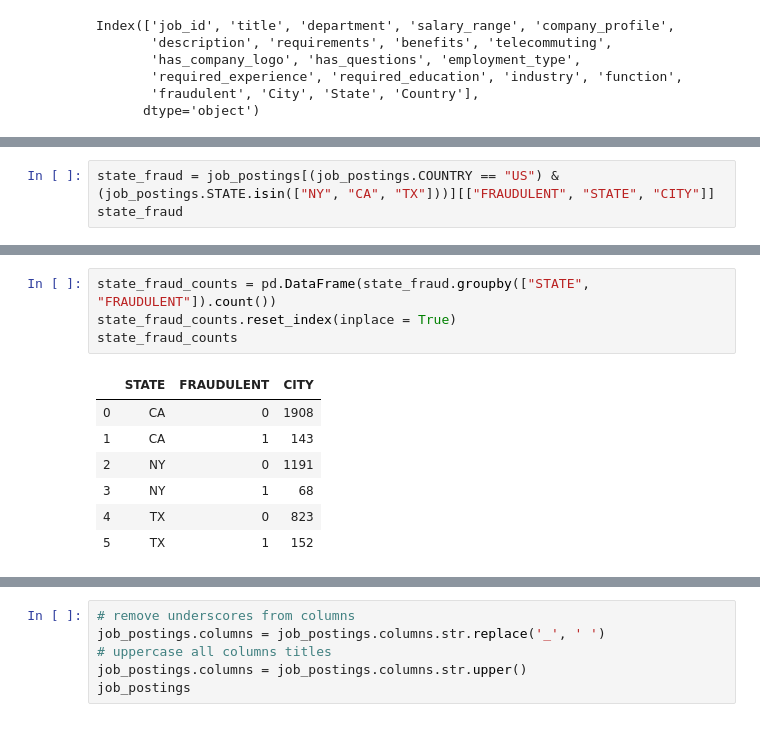
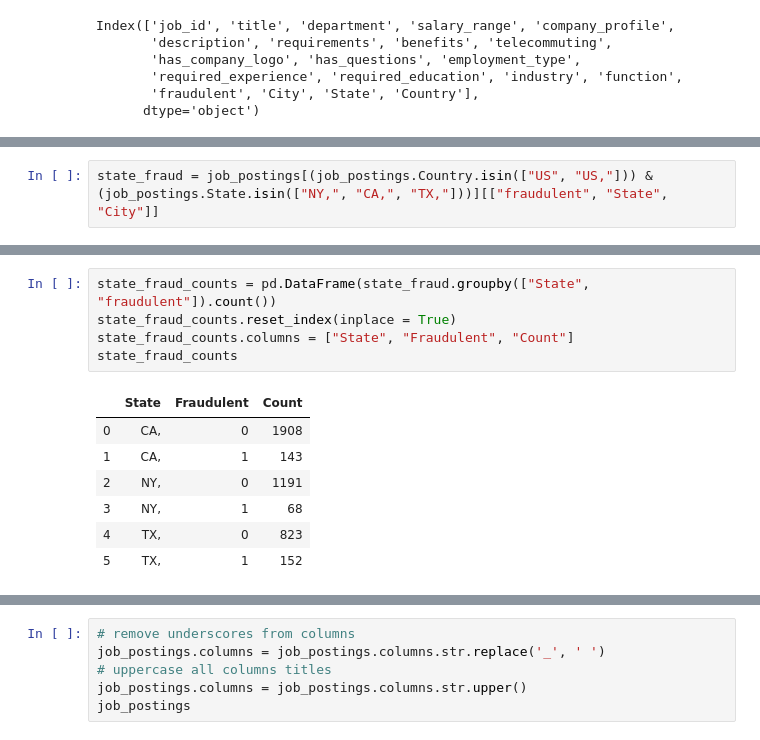
Before and after one commit to zorro191/Project-1---Group-5-, a Jupyter notebook: Untitled.ipynb, the cells around one changed output, grey strips where cells are left out. Cells and saved outputs as stored; diff of their text form.

Commit message:
completed the fraudulent counts

```diff
--- a/Untitled.ipynb
+++ b/Untitled.ipynb
@@ -114,3 +130,2 @@ Index(['job_id', 'title', 'department', 'salary_range', 'company_profile',
 # %%
-state_fraud = job_postings[(job_postings.COUNTRY == "US") & (job_postings.STATE.isin(["NY", "CA", "TX"]))][["FRAUDULENT", "STATE", "CITY"]]
-state_fraud
+state_fraud = job_postings[(job_postings.Country.isin(["US", "US,"])) & (job_postings.State.isin(["NY,", "CA,", "TX,"]))][["fraudulent", "State", "City"]]
@@ -131,12 +147,13 @@ state_fraud
 # %%
-state_fraud_counts = pd.DataFrame(state_fraud.groupby(["STATE", "FRAUDULENT"]).count())
+state_fraud_counts = pd.DataFrame(state_fraud.groupby(["State", "fraudulent"]).count())
 state_fraud_counts.reset_index(inplace = True)
+state_fraud_counts.columns = ["State", "Fraudulent", "Count"]
 state_fraud_counts
 # %% [output]
-|  | STATE | FRAUDULENT | CITY |
-| 0 | CA | 0 | 1908 |
-| 1 | CA | 1 | 143 |
-| 2 | NY | 0 | 1191 |
-| 3 | NY | 1 | 68 |
-| 4 | TX | 0 | 823 |
-| 5 | TX | 1 | 152 |
+|  | State | Fraudulent | Count |
+| 0 | CA, | 0 | 1908 |
+| 1 | CA, | 1 | 143 |
+| 2 | NY, | 0 | 1191 |
+| 3 | NY, | 1 | 68 |
+| 4 | TX, | 0 | 823 |
+| 5 | TX, | 1 | 152 |
```
Also changed, not shown: parts of 9 cells of this notebook.
